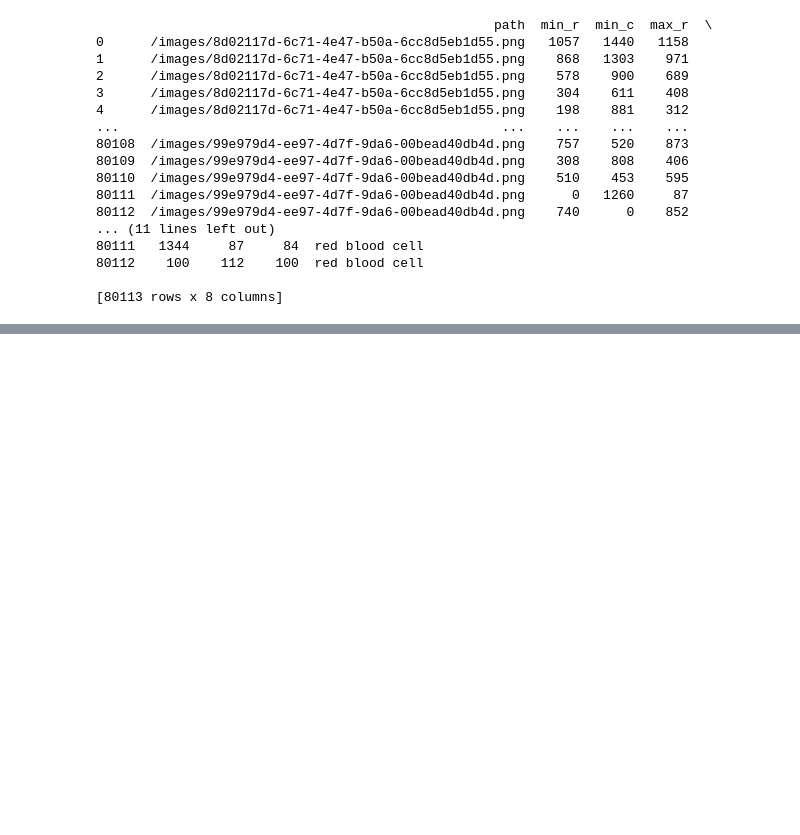
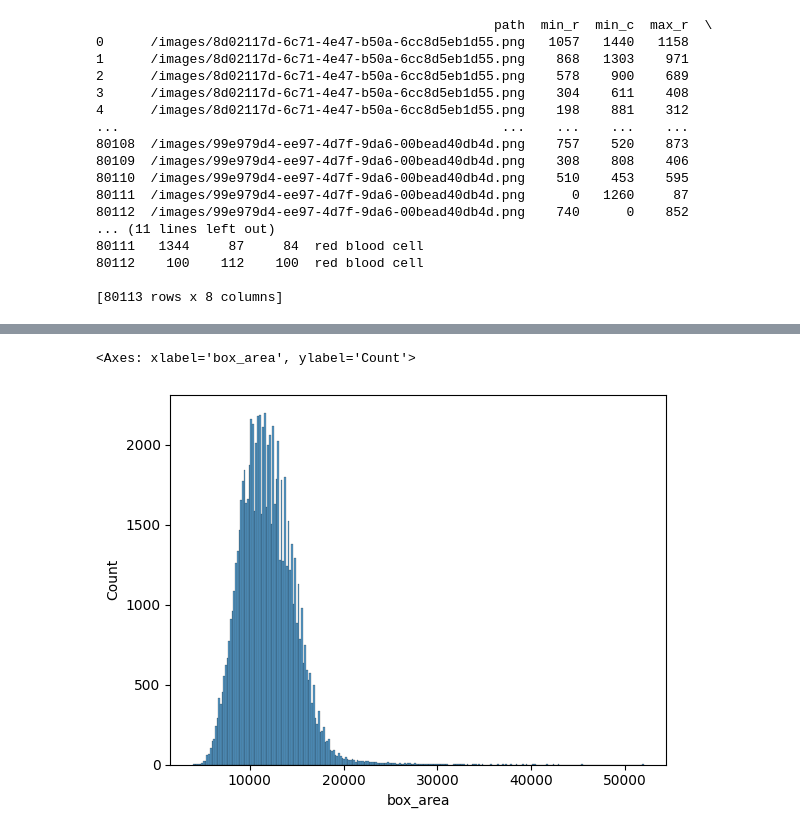
Before and after one commit to aliciademorauk/malari_eye, a Jupyter notebook: notebooks/ap_json_clean.ipynb, the cells around one changed output, grey strips where cells are left out. Drawn from its saved outputs; the diff is of its cells as text; code cells hidden in the pictures; blank space fills up the shorter version.

```diff
--- a/notebooks/ap_json_clean.ipynb
+++ b/notebooks/ap_json_clean.ipynb
@@ -56,3 +58,10 @@ print(training_json_df)
 80112    100    112    100  red blood cell
 
 [80113 rows x 8 columns]
+# %%
+# Size analysis
+
+training_json_df['box_area'] = training_json_df['c_len']*training_json_df['r_len']
+training_json_df['rect_ratio'] = training_json_df['c_len']/training_json_df['r_len']
+
+training_json_df.head()
@@ -58,0 +87,5 @@ print(training_json_df)
+# %%
+sns.histplot(data=training_json_df, x='box_area')
+# %% [output]
+<Axes: xlabel='box_area', ylabel='Count'>
+[figure, added]
```
Also changed, not shown: parts of 4 cells of this notebook.
